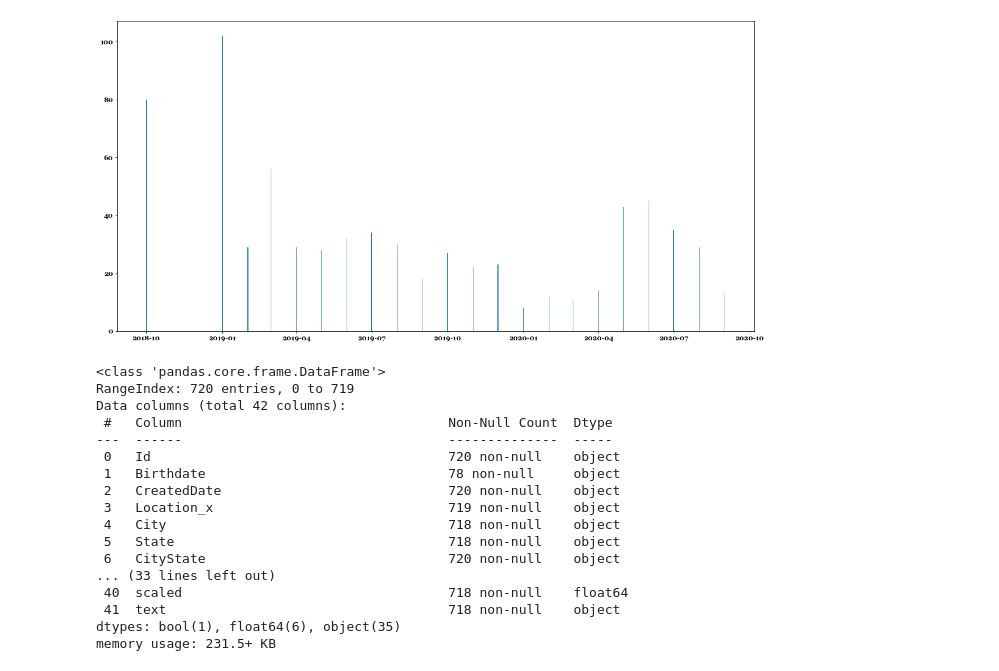
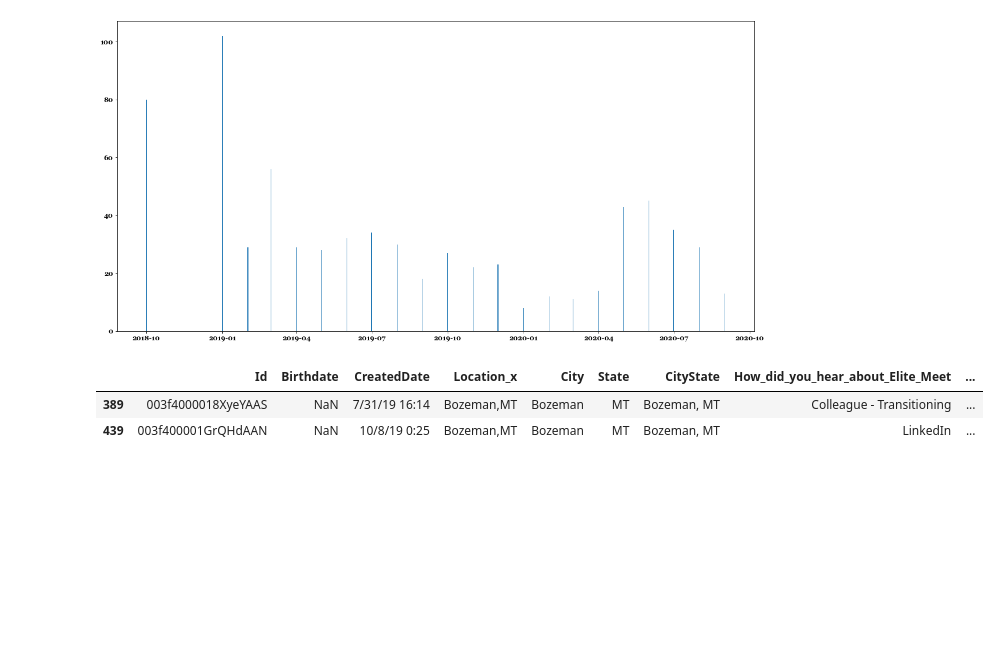
Before and after one commit to americanthinker/Cap_Stone_II, a Jupyter notebook: notebooks/EM_map_scratch.ipynb, the cells around one changed output. Cells and saved outputs as stored; diff of their text form; code cells hidden in the pictures; blank space fills up the shorter version.

```diff
--- a/EM_map_scratch.ipynb
+++ b/notebooks/EM_map_scratch.ipynb
@@ -428,23 +428,3 @@ plt.bar(time_data.index, time_data.values)
 [figure]
 # %%
 vets = pd.read_csv('data/merged_df_dash.csv')
-# %%
-vets.info()
-# %% [output]
-<class 'pandas.core.frame.DataFrame'>
-RangeIndex: 720 entries, 0 to 719
-Data columns (total 42 columns):
- #   Column                                  Non-Null Count  Dtype
----  ------                                  --------------  -----
- 0   Id                                      720 non-null    object
- 1   Birthdate                               78 non-null     object
- 2   CreatedDate                             720 non-null    object
- 3   Location_x                              719 non-null    object
- 4   City                                    718 non-null    object
- 5   State                                   718 non-null    object
- 6   CityState                               720 non-null    object
-... (33 lines left out)
- 40  scaled                                  718 non-null    float64
- 41  text                                    718 non-null    object
-dtypes: bool(1), float64(6), object(35)
-memory usage: 231.5+ KB
@@ -453 +431,7 @@ test = vets[vets['CityState'] == 'Seattle, WA']
+# %%
+vets[vets['CityState'] == 'Bozeman, MT']
+# %% [output]
+|  | Id | Birthdate | CreatedDate | Location_x | City | State | CityState | How_did_you_hear_about_Elite_Meet | ... |
+| 389 | 003f4000018XyeYAAS | NaN | 7/31/19 16:14 | Bozeman,MT | Bozeman | MT | Bozeman, MT | Colleague - Transitioning | ... |
+| 439 | 003f400001GrQHdAAN | NaN | 10/8/19 0:25 | Bozeman,MT | Bozeman | MT | Bozeman, MT | LinkedIn | ... |
 # %%
```
Also changed, not shown: parts of 13 cells of this notebook, 3 other files.
